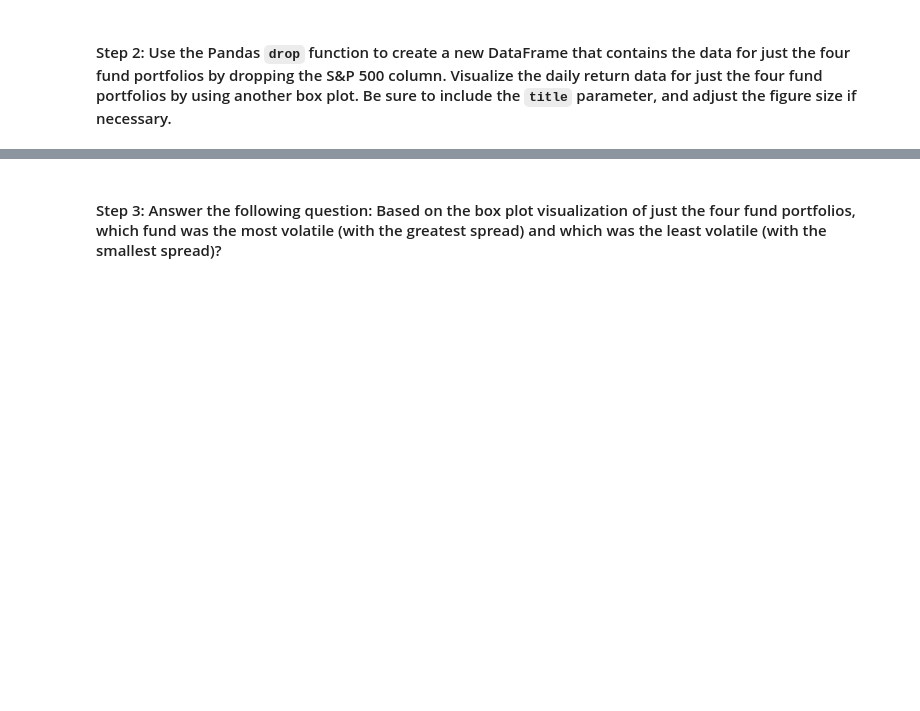
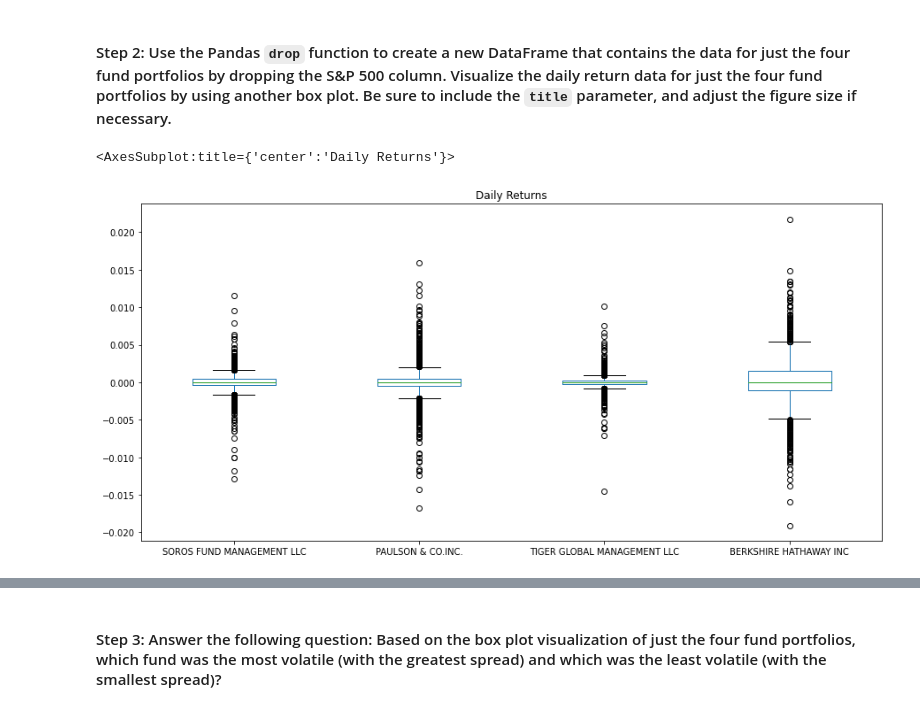
Before and after one commit to dcmar18/RiskReturnAnalysis, a Jupyter notebook: risk_return_analysis.ipynb, the cells around one changed output, grey strips where cells are left out. Drawn from its saved outputs; the diff is of its cells as text; code cells hidden in the pictures; blank space fills up the shorter version.

```diff
--- a/risk_return_analysis.ipynb
+++ b/risk_return_analysis.ipynb
@@ -233,5 +236,11 @@ Analyze the volatility of each of the four fund portfolios and of the S&P 500 In
 # %%
 # Create a new DataFrame containing only the 4 fund portfolios by dropping the S&P 500 column from the DataFrame
 # Create box plots to reflect the return data for only the 4 fund portfolios
 # Include a title parameter and adjust the figure size
-# YOUR CODE HERE
+funds_daily_returns = daily_returns_df.drop("S&P 500", axis=1)
+funds_daily_returns.head()
+
+funds_daily_returns.plot.box(figsize=(15,7),title="Daily Returns")
+# %% [output]
+<AxesSubplot:title={'center':'Daily Returns'}>
+[figure, added]
```
Also changed, not shown: parts of 4 cells of this notebook.
